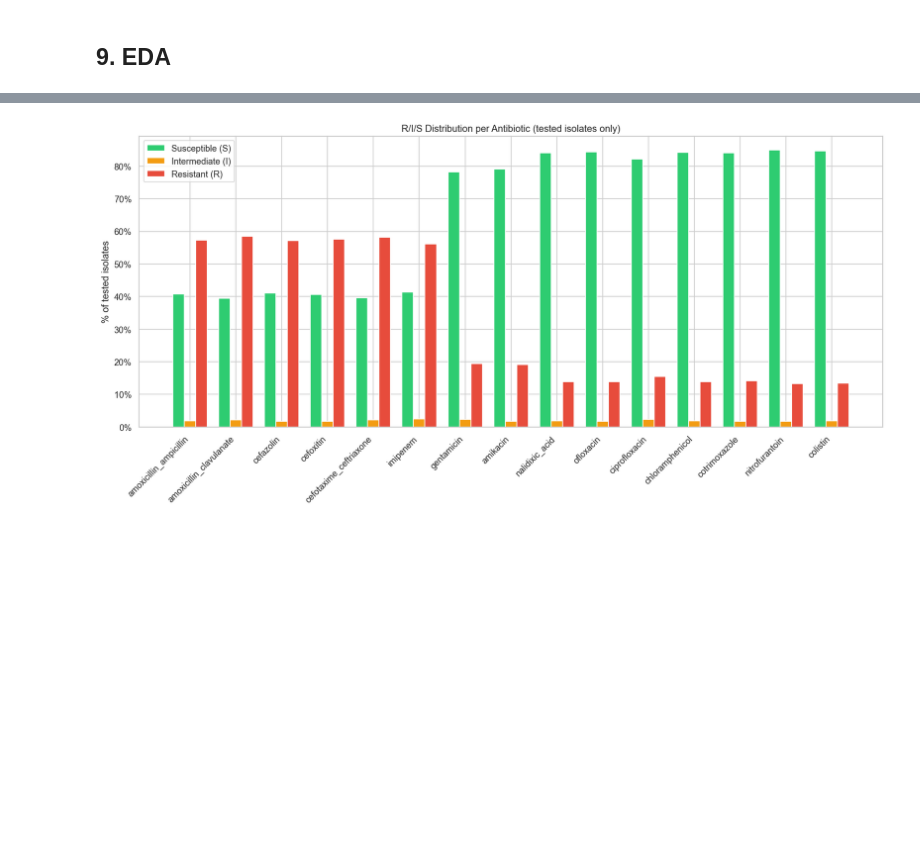
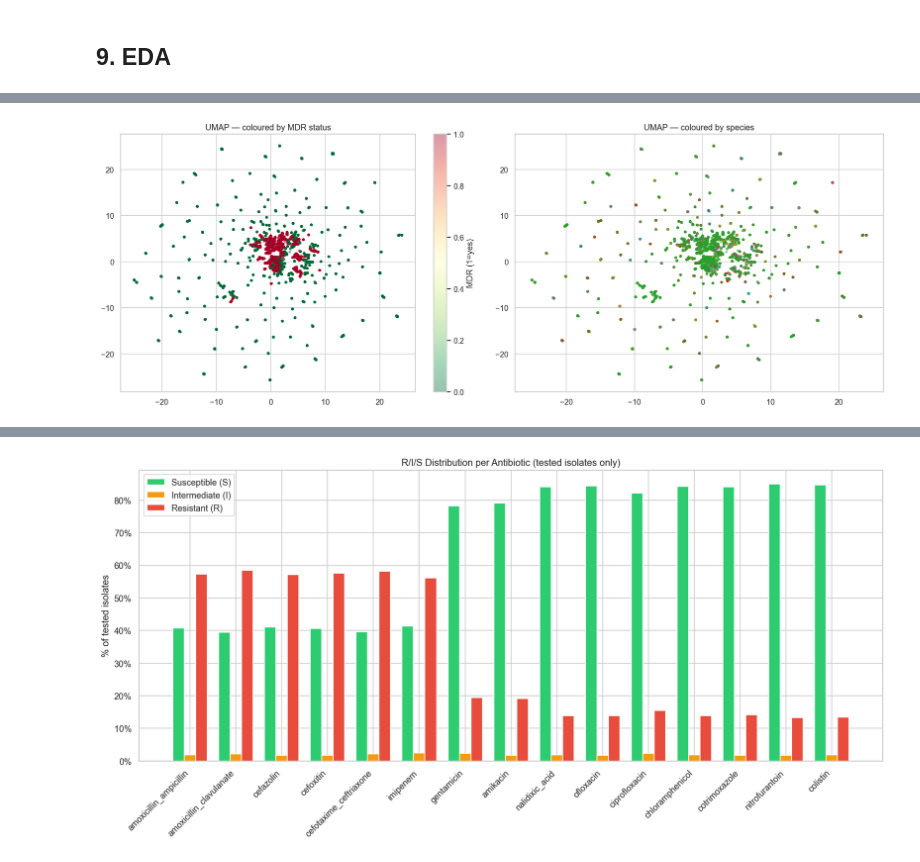
Before and after one commit to RokithArjunraj/CodeCure_DynamicDuo, a Jupyter notebook: Data_integration_preprocessing_FE.ipynb, the cells around one changed output, grey strips where cells are left out. Saved outputs shown, nothing was run; the diff lists cells and outputs as text; code cells hidden in the pictures; blank space fills up the shorter version.

```diff
--- a/Data_integration_preprocessing_FE.ipynb
+++ b/Data_integration_preprocessing_FE.ipynb
@@ -721,0 +735,31 @@ plt.show()
+# %%
+
+# Use resistance phenotype + engineered features for UMAP
+umap_cols = ALL_AB_COLS + ['n_classes_resistant', 'overall_resistance_rate',
+                            'card_n_active_drug_classes', 'card_gene_family_diversity']
+X_umap = df[umap_cols].replace(SENTINEL, -1).fillna(0)
+X_umap = StandardScaler().fit_transform(X_umap)
+
+reducer = UMAP(n_components=2, random_state=RNG, n_neighbors=30, min_dist=0.1)
+embedding = reducer.fit_transform(X_umap)
+
+fig, axes = plt.subplots(1, 2, figsize=(16, 6))
+
+# Colour by MDR status
+scatter1 = axes[0].scatter(embedding[:, 0], embedding[:, 1],
+                            c=df['is_mdr'], cmap='RdYlGn_r',
+                            alpha=0.4, s=8)
+axes[0].set_title('UMAP — coloured by MDR status')
+plt.colorbar(scatter1, ax=axes[0], label='MDR (1=yes)')
+
+# Colour by species
+species_codes = df['species_enc']
+scatter2 = axes[1].scatter(embedding[:, 0], embedding[:, 1],
+                            c=species_codes, cmap='tab10',
+                            alpha=0.4, s=8)
+axes[1].set_title('UMAP — coloured by species')
+plt.tight_layout()
+plt.savefig('outputs/eda_umap_isolates.png', bbox_inches='tight')
+plt.show()
+# %% [output]
+[figure, added]
```
Also changed, not shown: parts of 15 cells of this notebook, 6 other files.
